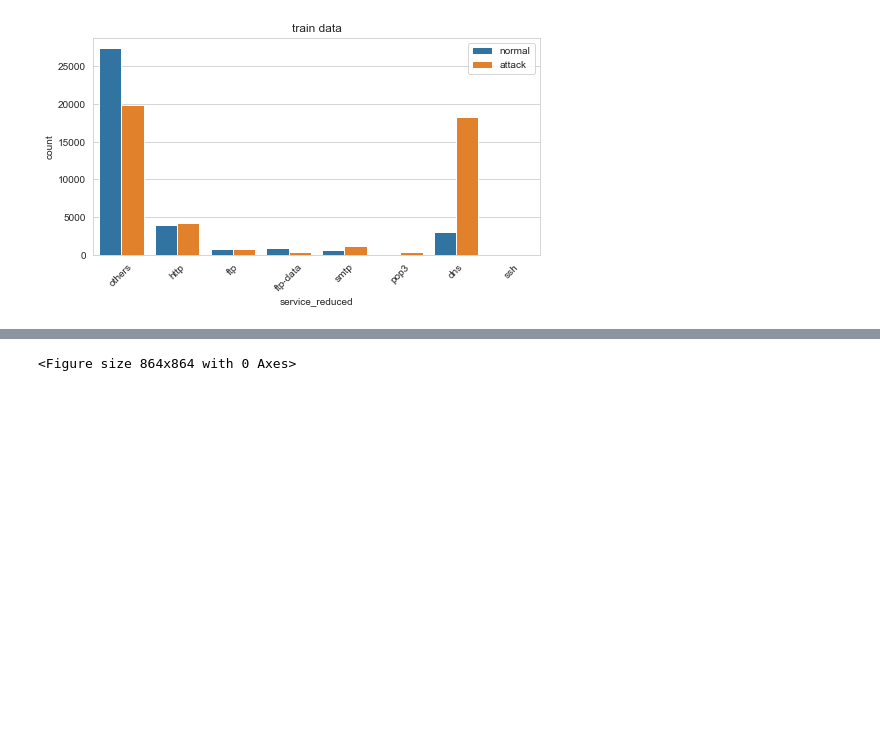
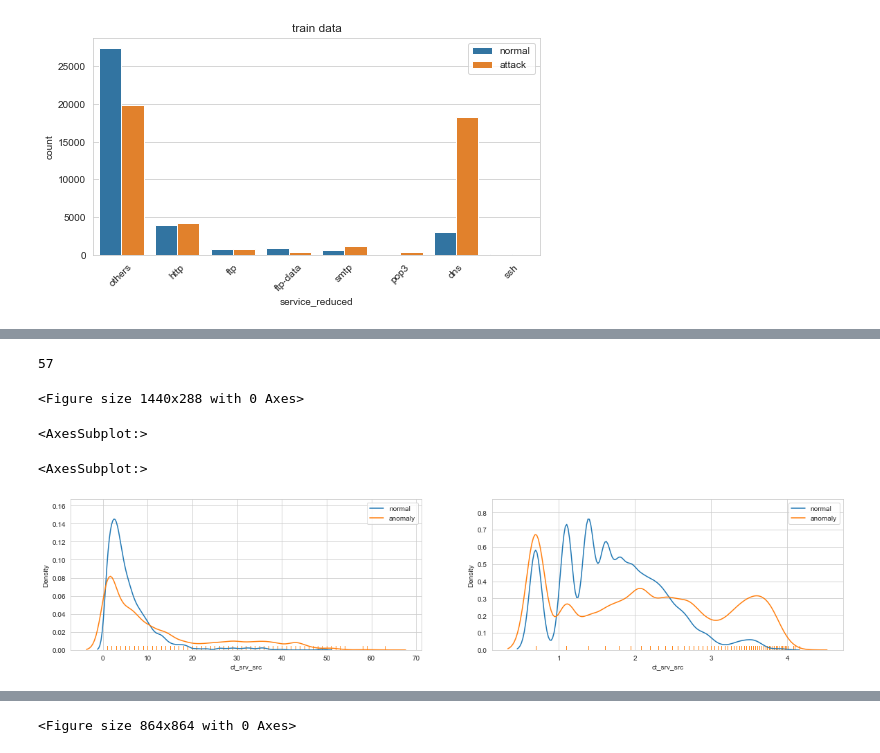
Before and after one commit to divyaKh/CMPE255Project, a Jupyter notebook: 2.EDA/Exploratory_Data_Analysis.ipynb, the cells around one changed output, grey strips where cells are left out. Cells and saved outputs as stored; diff of their text form; code cells hidden in the pictures; blank space fills up the shorter version.

```diff
--- a/2.EDA/Exploratory_Data_Analysis.ipynb
+++ b/2.EDA/Exploratory_Data_Analysis.ipynb
@@ -225,0 +309,17 @@ col_countplot('service_reduced')
+# %%
+col = 'ct_srv_src'
+train[col].nunique()
+# %% [output]
+57
+# %%
+plt.figure(figsize=(20,4))
+plt.subplot(121)
+dual_plot(col)
+plt.subplot(122)
+dual_plot(col, method=np.log1p)
+plt.show()
+# %% [output]
+<Figure size 1440x288 with 0 Axes>
+<AxesSubplot:>
+<AxesSubplot:>
+[figure, added]
```
Also changed, not shown: parts of 56 cells of this notebook.
